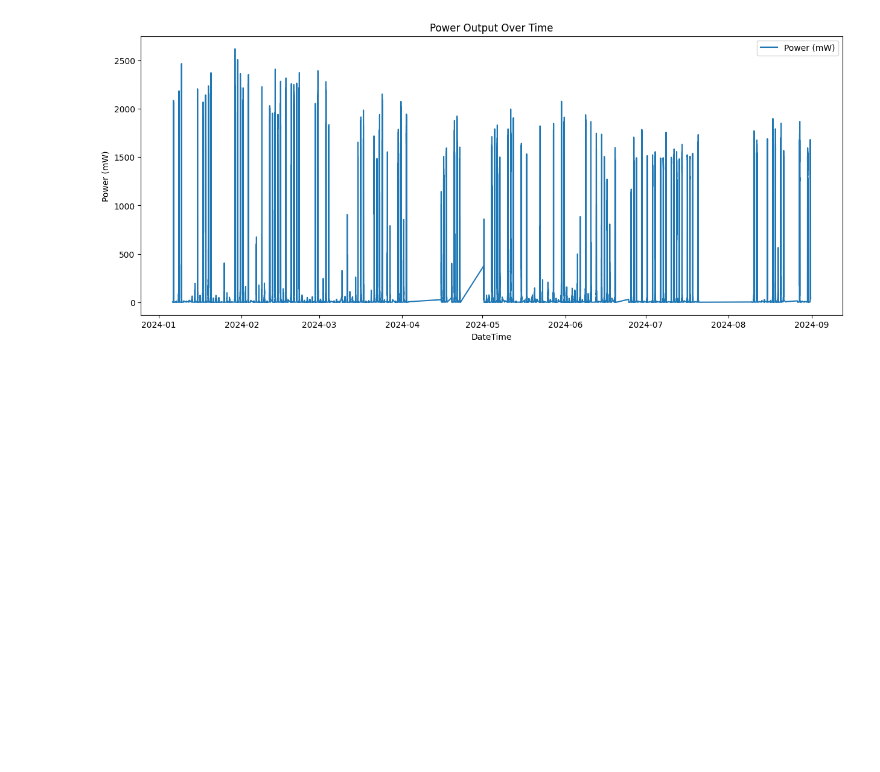
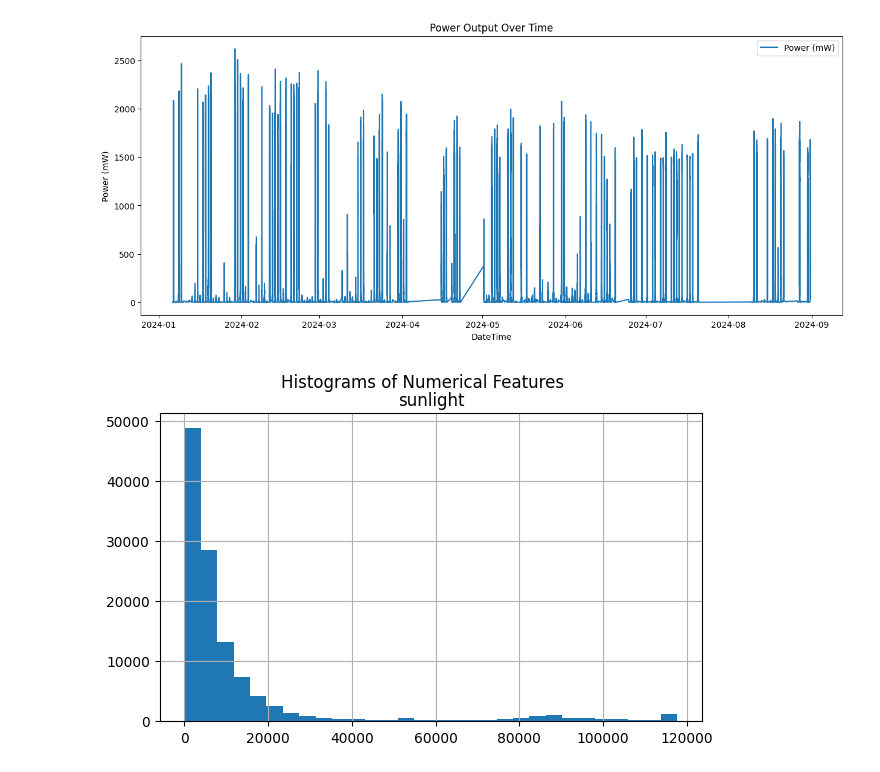
Before and after one commit to chiseanchang0727/aicup-predict-energy-generation, a Jupyter notebook: test_region/EDA_Sean.ipynb, the cells around one changed output. Drawn from its saved outputs; the diff is of its cells as text; code cells hidden in the pictures; blank space fills up the shorter version.

```diff
--- a/test_region/EDA_Sean.ipynb
+++ b/test_region/EDA_Sean.ipynb
@@ -206,3 +206,9 @@ def power_datetime(df, device):
 power_datetime(df_raw_data, device='L8')
 # %% [output]
 [figure]
+# %%
+df_l8[['sunlight']].hist(bins=30, figsize=(7, 4))
+plt.suptitle("Histograms of Numerical Features")
+plt.show()
+# %% [output]
+[figure, added]
```
Also changed, not shown: 1 other file.
